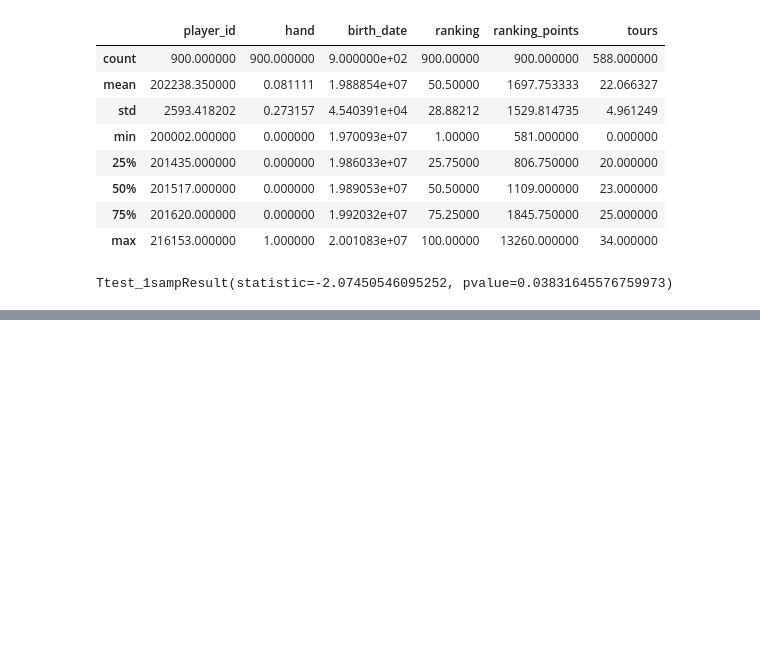
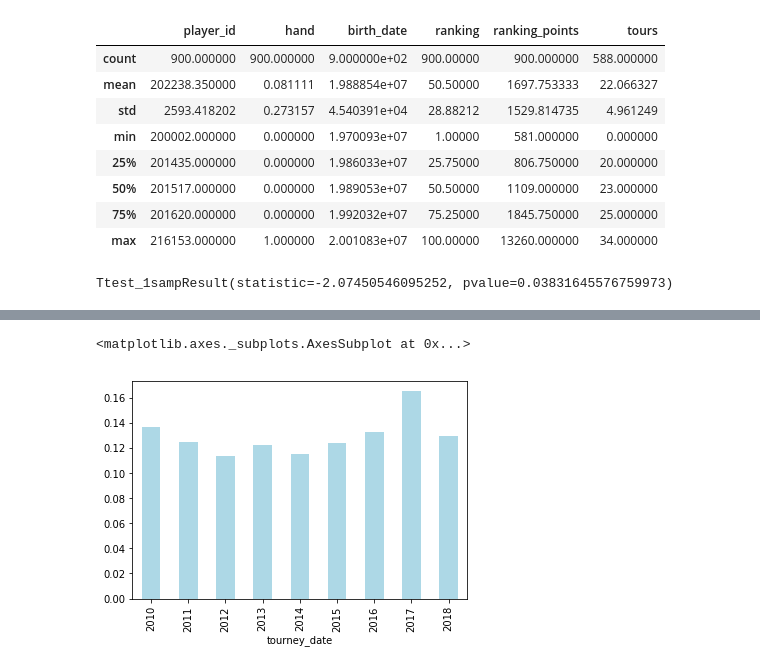
Before and after one commit to LambdaSchool/DS-Unit-1-Sprint-5-Data-Storytelling-Blog-Post, a Jupyter notebook: Project1.ipynb, the cells around one changed output, grey strips where cells are left out. Saved outputs shown, nothing was run; the diff lists cells and outputs as text; code cells hidden in the pictures; blank space fills up the shorter version.

```diff
--- a/Project1.ipynb
+++ b/Project1.ipynb
@@ -225,0 +277,10 @@ Ttest_1sampResult(statistic=-2.07450546095252, pvalue=0.03831645576759973)
+# %%
+atp_matches = [atpmatches2018, atpmatches2017, atpmatches2016, atpmatches2015, atpmatches2014, atpmatches2013,
+              atpmatches2012, atpmatches2011, atpmatches2010]
+ATPmatchesdf = pd.concat(atp_matches)
+# %%
+ATPmatchesdf = ATPmatchesdf.replace('U', 0)
+# %%
+ATPmatchesdf['tourney_date'] = pd.to_datetime(ATPmatchesdf['tourney_date'], format='%Y%m%d')
+# %%
+ATPmatchesct = pd.crosstab(ATPmatchesdf['tourney_date'].dt.year, ATPmatchesdf['winner_hand'], normalize='index')
@@ -225,0 +292,5 @@ Ttest_1sampResult(statistic=-2.07450546095252, pvalue=0.03831645576759973)
+# %%
+ATPmatchesct[1].plot.bar(color='lightblue')
+# %% [output]
+<matplotlib.axes._subplots.AxesSubplot at 0x...>
+[figure, added]
```
Also changed, not shown: parts of 25 cells of this notebook.
